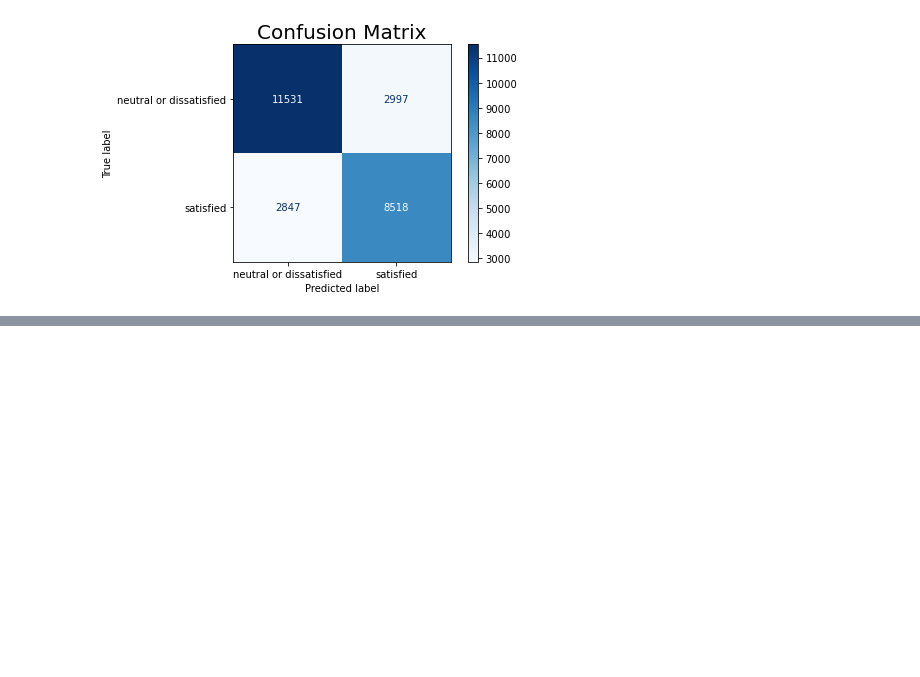
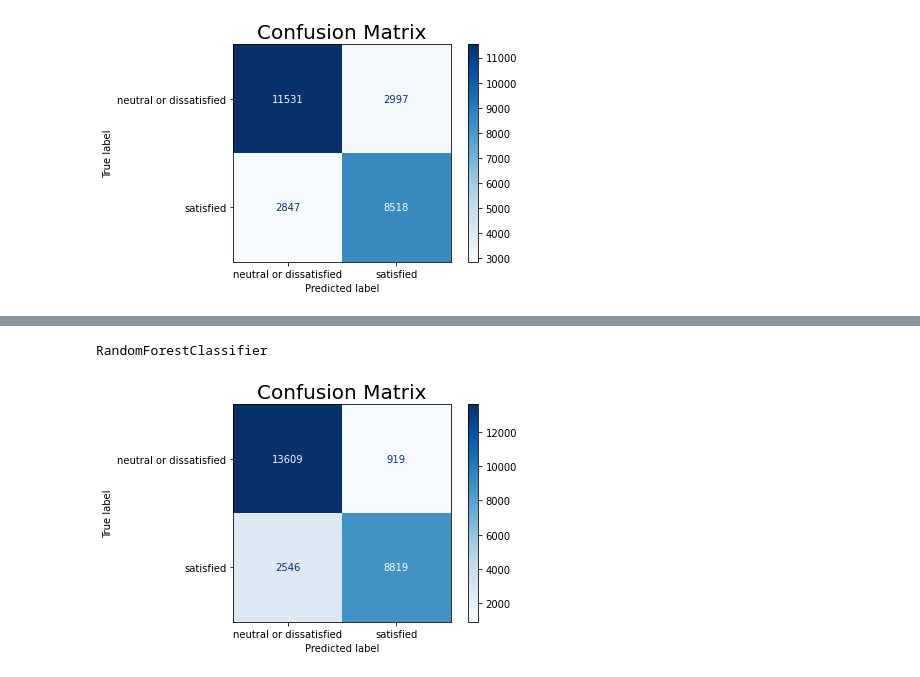
Before and after one commit to Subodh2044/Final_Project, a Jupyter notebook: AWS_ml_new.ipynb, the cells around one changed output, grey strips where cells are left out. Saved outputs shown, nothing was run; the diff lists cells and outputs as text; code cells hidden in the pictures; blank space fills up the shorter version.

```diff
--- a/AWS_ml_new.ipynb
+++ b/AWS_ml_new.ipynb
@@ -304,0 +309,3 @@ plt.show()
+# %%
+RFClassifier = RandomForestClassifier(max_depth=5, n_estimators=10,max_features=1)
+RFClassifier
@@ -304,0 +321,2 @@ plt.show()
+# %%
+RFClassifier.fit(X_train, y_train)
@@ -304,0 +381,12 @@ plt.show()
+# %%
+# plot for confusion matrix
+from sklearn.metrics import plot_confusion_matrix
+import matplotlib.pyplot as plt
+print("RandomForestClassifier")
+plot_confusion_matrix(RFClassifier, X_test, y_test,cmap="Blues",values_format="d",display_labels=["neutral or dissatisfied", "satisfied"])
+plt.title("Confusion Matrix", fontsize=20)
+plt.grid(b=False)
+plt.show()
+# %% [output]
+RandomForestClassifier
+[figure, added]
```
Also changed, not shown: parts of 23 cells of this notebook.
